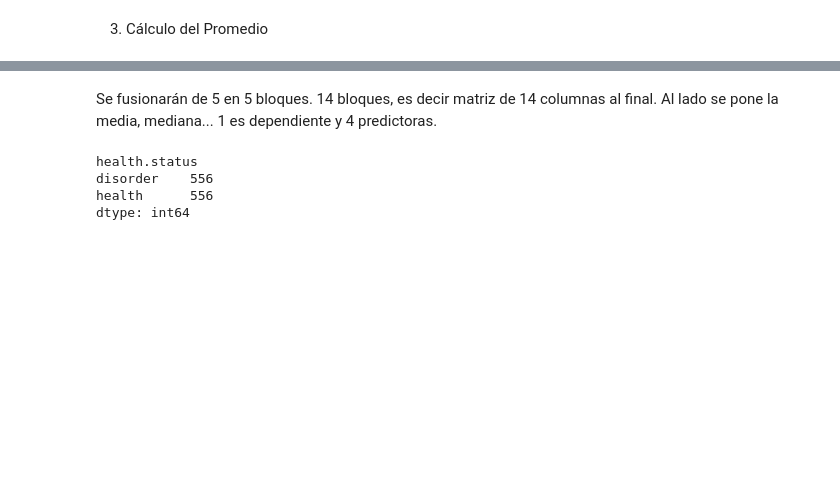
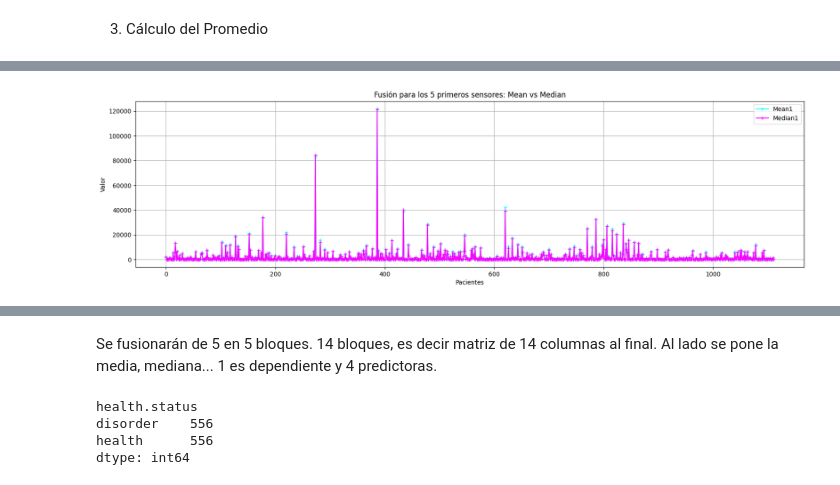
Before and after one commit to chow-chow/DataMining, a Jupyter notebook: MD_Práctica8_FusionDatos.ipynb, the cells around one changed output, grey strips where cells are left out. Drawn from its saved outputs; the diff is of its cells as text; code cells hidden in the pictures; blank space fills up the shorter version.

```diff
--- a/MD_Práctica8_FusionDatos.ipynb
+++ b/MD_Práctica8_FusionDatos.ipynb
@@ -324,0 +409,13 @@ memory usage: 616.9+ KB
+# %%
+# Mean vs Median
+plt.figure(figsize=(20, 5))
+plt.plot(Fusion['Mean1'], color='cyan', marker='+', label='Mean1')
+plt.plot(Fusion['Median1'], color='magenta', marker='+', label='Median1')
+plt.xlabel('Pacientes')
+plt.ylabel('Valor')
+plt.title('Fusión para los 5 primeros sensores: Mean vs Median')
+plt.grid(True)
+plt.legend()
+plt.show()
+# %% [output]
+[figure, added]
```
Also changed, not shown: parts of 14 cells of this notebook.
